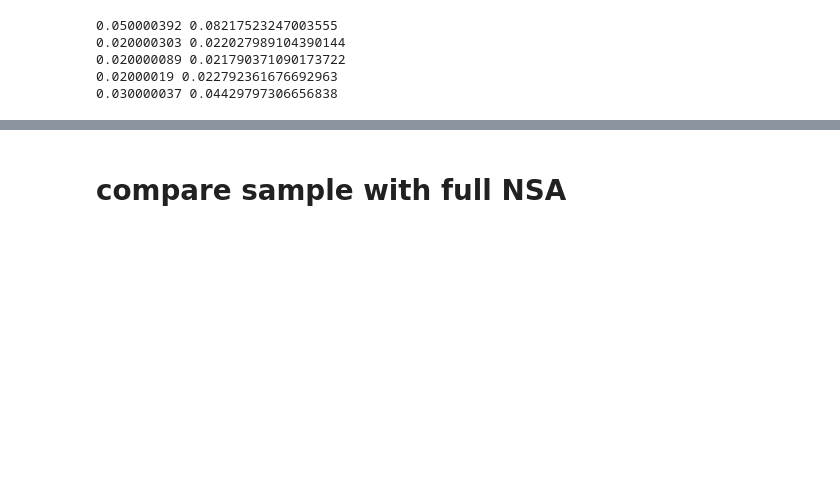
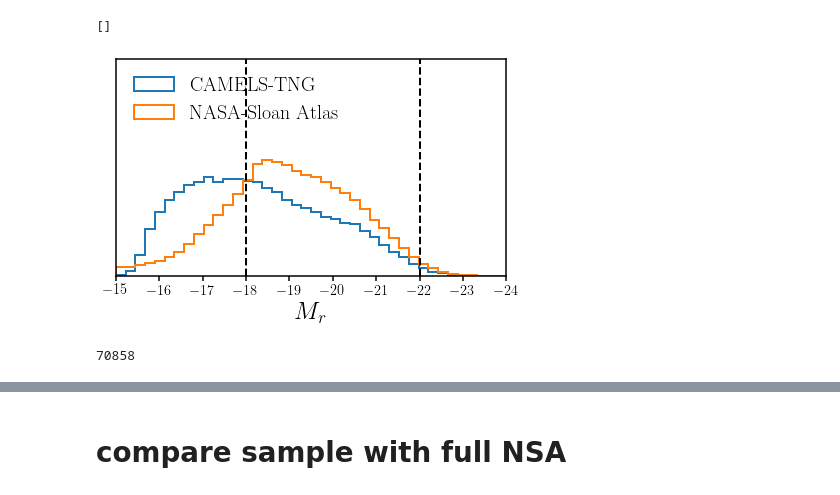
Before and after one commit to changhoonhahn/goleta, a Jupyter notebook: nb/nsa_cuts.ipynb, the cells around one changed output, grey strips where cells are left out. Saved outputs shown, nothing was run; the diff lists cells and outputs as text; code cells hidden in the pictures; blank space fills up the shorter version.

```diff
--- a/nb/nsa_cuts.ipynb
+++ b/nb/nsa_cuts.ipynb
@@ -101,9 +98,0 @@ for i in range(5):
-# %%
-for i in range(5):
-    print(mag_sig[:,i+5].min(), np.quantile(mag_sig[:,i+5], 0.84))
-# %% [output]
-0.050000392 0.08217523247003555
-0.020000303 0.022027989104390144
-0.020000089 0.021790371090173722
-0.02000019 0.022792361676692963
-0.030000037 0.04429797306656838
@@ -109,0 +103,25 @@ for i in range(5):
+# %%
+_, mag_sig_train = D.get_data('all', 'omega', 'xobs', sim='tng', downsample=True)
+# %%
+fig = plt.figure(figsize=(7,4))
+sub = fig.add_subplot(111)
+_ = sub.hist(mag_sig_train[:,1], range=(-24, -15), bins=40, density=True,
+             histtype='step', linewidth=2, label='CAMELS-TNG')
+_ = sub.hist(mag_sig[:,1], range=(-24, -15), bins=40, density=True,
+             histtype='step', linewidth=2, label='NASA-Sloan Atlas')
+sub.axvline(-18, color='k', linestyle='--', linewidth=2)
+sub.axvline(-22, color='k', linestyle='--', linewidth=2)
+
+sub.legend(loc='upper left', fontsize=20)
+sub.set_xlabel(r'$M_r$', fontsize=25)
+sub.set_xlim(-15, -24)
+sub.set_ylim(0, 0.5)
+sub.set_yticks([])
+# %% [output]
+[]
+[figure, added]
+# %%
+mr_lim = (mag_sig[:,1] < -18) & (mag_sig[:,1] > -22)
+print(np.sum(sig_cuts & mr_lim))
+# %% [output]
+70858
```
Also changed, not shown: parts of 26 cells of this notebook, 1 other file.
